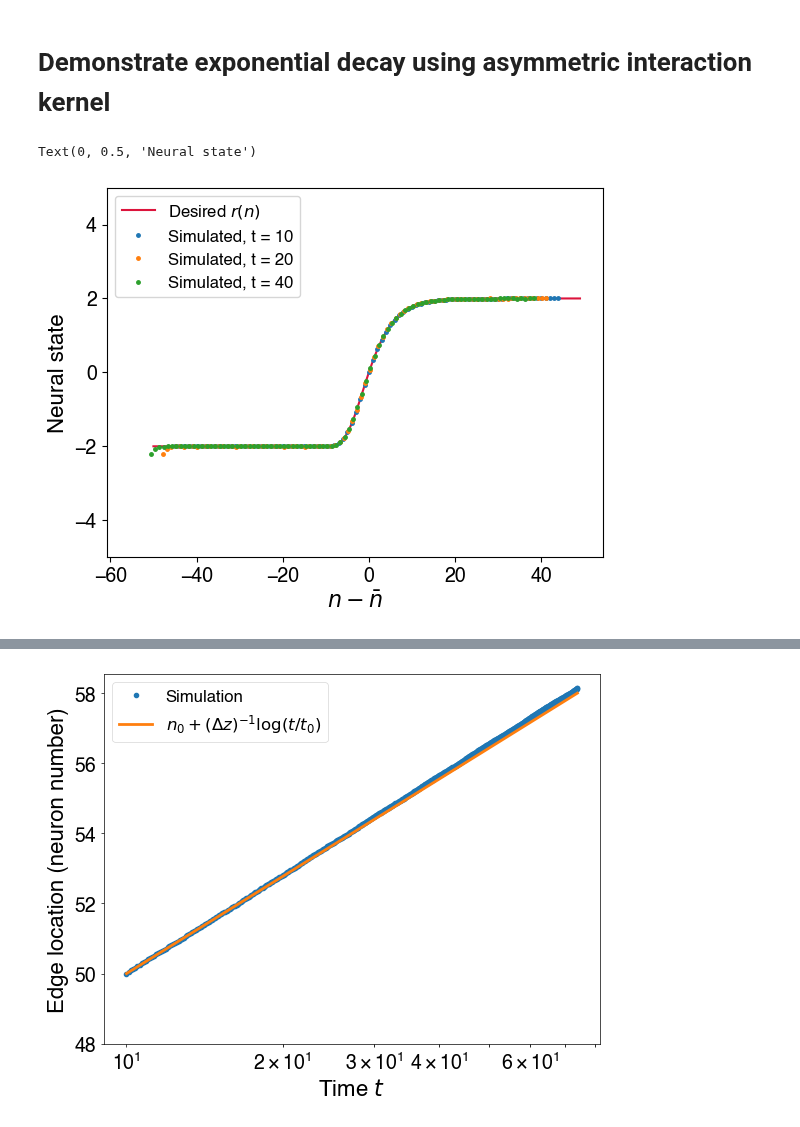
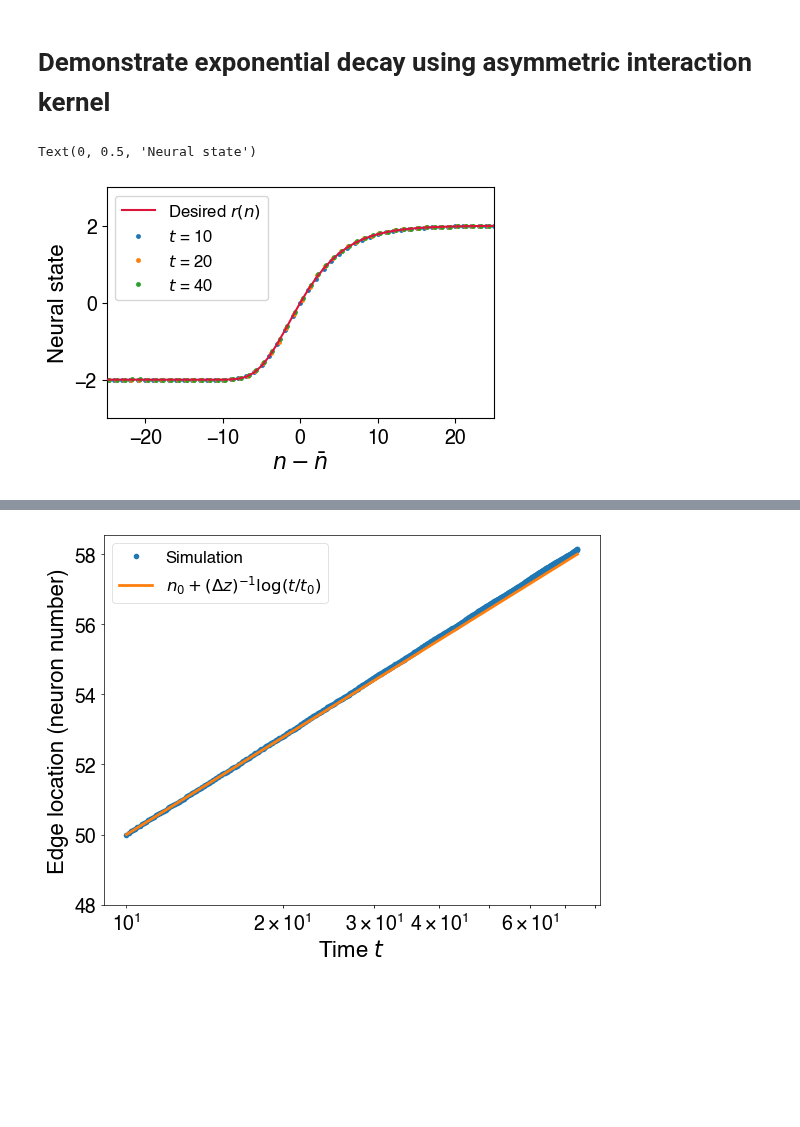
Before and after one commit to Collective-Logic-Lab/laplace-decisions, a Jupyter notebook: laplace-CAN-paper-figures.ipynb, the cells around one changed output, grey strips where cells are left out. Saved outputs shown, nothing was run; the diff lists cells and outputs as text; code cells hidden in the pictures; blank space fills up the shorter version.

```diff
--- a/laplace-CAN-paper-figures.ipynb
+++ b/laplace-CAN-paper-figures.ipynb
@@ -28,33 +29,35 @@ def edge_Jmat_with_shift(edge_shift,t_0,n_0,Npopulation,J):
     return J*interaction_matrix_from_kernel(kernel,Npopulation)
 # %%
-def edge_one_step_velocity(edge_Jmat,sigma_edge,t_0,n_0,Npopulation,J,delta_z,nonlinearity):
+def edge_one_step_velocity(edge_Jmat,sigma_edge,Npopulation,J,delta_z,nonlinearity):
     """
     Change in position of the edge after going once through the synaptic nonlinearity and given interaction matrix.
     """
-    edge_state = J*(2*desiredEdgeRates(np.arange(0,Npopulation),t_0,delta_z=delta_z,n_0=n_0)-1)
+    t_0 = 1 # this value shouldn't matter; just needs to be nonzero
+    n_0 = Npopulation/2 # this value shouldn't matter; just needs to be far from endpoints
+    edge_state = J*(2*desiredEdgeRates(np.arange(0,Npopulation),t_0,delta_z=delta_z,n_0=n_0,t_0=t_0)-1)
     edge_synaptic_out = nonlinearity(edge_state/sigma_edge)
     corresponding_steady_state = np.dot(edge_Jmat,edge_synaptic_out)
     steady_state_n_bar = np.sort(abs(find_edge_location(corresponding_steady_state)))[0]
     return steady_state_n_bar - n_0
 # %%
-def find_zero_velocity_edge_shift(sigma_edge,t_0,n_0,Npopulation,J,delta_z,nonlinearity):
+def find_zero_velocity_edge_shift(sigma_edge,Npopulation,J,delta_z,nonlinearity):
     """
     Find interaction matrix edge shift that gives zero velocity under the dynamics with given sigma_edge.
 
     Note: sigma_edge = 0 should correspond to zero velocity with edge shift = 0.
     """
-    vel_sq = lambda edge_shift: edge_one_step_velocity(edge_Jmat_with_shift(edge_shift,t_0,n_0,Npopulation,J),
-                                                       sigma_edge,t_0,n_0,Npopulation,J,delta_z,nonlinearity)**2
+    vel_sq = lambda edge_shift: edge_one_step_velocity(edge_Jmat_with_shift(edge_shift,Npopulation,J),
+                                                       sigma_edge,Npopulation,J,delta_z,nonlinearity)**2
     result = scipy.optimize.minimize_scalar(vel_sq) #,bracket=(-1,0,1))
     assert(result['fun'] < 1e-10) # make sure we were successful
     return result['x']
 # %%
-def zero_velocity_edge_Jmat(sigma_edge,t_0,n_0,Npopulation,J,delta_z,nonlinearity):
+def zero_velocity_edge_Jmat(sigma_edge,Npopulation,J,delta_z,nonlinearity):
     """
     Return edge_Jmat interaction matrix that gives zero velocity under the dynamics with given sigma_edge.
     """
-    edge_shift = find_zero_velocity_edge_shift(sigma_edge,t_0,n_0,Npopulation,J,delta_z,nonlinearity)
-    return edge_Jmat_with_shift(edge_shift,t_0,n_0,Npopulation,J)
+    edge_shift = find_zero_velocity_edge_shift(sigma_edge,Npopulation,J,delta_z,nonlinearity)
+    return edge_Jmat_with_shift(edge_shift,Npopulation,J)
 # %% [markdown]
 # Demonstrate exponential decay using asymmetric interaction kernel
 # %%
@@ -76,19 +78,18 @@ def desiredBumpRates(n,t,delta_z=delta_z,n_0=n_0_asymmetric):
 # set up 1-D line of units with nearest-neighbor interactions
 # and fixed boundary conditions implemented by large fields at the ends
 
-Npopulation = 100 #50 # number of units in each population
+Npopulation = 100 # number of units in each population
 # constant interaction strength between neighbors
 J = 2
 # constant interaction from edge neurons to corresponding bump neurons
 J_edge_bump = 1
 # strength of feedback from bump to edge neurons varies with n
 J_bump_edge_max = 10 # to avoid instability
-J_bump_edge_scale_factor = 0.65 # 0.65 fit by eye for sigma_edge=0.5
-J_bump_edge = [ -J_bump_edge_scale_factor*min(1./t_0_asymmetric*1./delta_z*np.exp(-delta_z*(n-n_0_asymmetric)),
+J_bump_edge_scale_factor_asymmetric = 0.65 # 0.65 fit by eye for sigma_edge=0.5
+J_bump_edge = [ -J_bump_edge_scale_factor_asymmetric*min(1./t_0_asymmetric*1./delta_z*np.exp(-delta_z*(n-n_0_asymmetric)),
                                               J_bump_edge_max) for n in range(Npopulation) ]
-nonlinearity = np.tanh
 # 2024/1/26 set sigma to 1 for all synapses except edge->edge
-sigma_edge = 0.25 #0.25 #0.5 #0.25 #0.75 #0.25 #0.5
+sigma_edge = 0.25 #0.5
 sigma_default = np.ones([Npopulation,Npopulation])
 sigma = np.block([[sigma_edge*sigma_default, sigma_default],
                   [           sigma_default, sigma_default]])
@@ -96,17 +97,13 @@ sigma = np.block([[sigma_edge*sigma_default, sigma_default],
 net_asymmetric = laplace_network(Npopulation,J,
                       J_edge_bump=J_edge_bump,
                       J_bump_edge=J_bump_edge,
-                      #kernel_width=kernel_width,
-                      nonlinearity=nonlinearity,
                       sigma=sigma)
 
-# 2024/1/23 try replacing edge interaction kernel to give the desired steady state given the
-# step-function nonlinearity
 # 2024/2/6 also add a shift to fix the bias coming from nonzero sigma
 
 net_asymmetric.edge_Jmat = zero_velocity_edge_Jmat(sigma_edge,
-                                                   t_0_asymmetric,
-                                                   n_0_asymmetric,
+                                                   #t_0_asymmetric,
+                                                   #n_0_asymmetric,
                                                    net_asymmetric.Npopulation,
                                                    net_asymmetric.J,
                                                    delta_z,
@@ -146,30 +142,32 @@ states_asymmetric = net_asymmetric.simulate_dynamics(edge_state,
 states_asymmetric.index = states_asymmetric.index + t_0_asymmetric
 # %%
 # compare simulated shape of edge to desired shape
+
+plt.figure(figsize=(5,3))
 
 nList = np.arange(0,net_asymmetric.Npopulation)
 desired_edge_shape = net_asymmetric.J*(2*desiredEdgeRates(nList,edge_t,delta_z=delta_z,n_0=n_0_asymmetric)-1)
 desired_edge_offset = find_edge_location(desired_edge_shape)[0]
 plt.plot(nList-desired_edge_offset,desired_edge_shape,
          label='Desired $r(n)$',
-         color='crimson')
+         color='crimson',
+         zorder=+10)
 
 for t in [t_0_asymmetric,
           t_0_asymmetric*2,
           t_0_asymmetric*4,
-          #t_0_asymmetric*6
          ]:
     edge_offset = np.sort(abs(find_edge_location(states_asymmetric.loc[t])))[0]
     plt.plot(nList - edge_offset,
              states_asymmetric.loc[t]['Neuron 0':'Neuron {}'.format(Npopulation-1)],
-                 '.',label="Simulated, t = {}".format(int(t)),lw=1,ms=5)
-plt.axis(ymin=-5,ymax=+5)
+                 '.',label="$t$ = {}".format(int(t)),lw=1,ms=5)
+plt.axis(xmin=-25,xmax=25,ymin=-3,ymax=+3)
 plt.legend()
 plt.xlabel('$n - \\bar n$')
 plt.ylabel('Neural state')
 # %% [output]
 Text(0, 0.5, 'Neural state')
-[figure, old version]
+[figure, new version]
 # %%
 lf.translation_simulation_plot(net_asymmetric,states_asymmetric,states_asymmetric,n_0_asymmetric,t_0_asymmetric)
 #plt.savefig('231117_self_sustained_edge_decaying_velocity.pdf')
```
Also changed, not shown: parts of 6 cells of this notebook, 1 other file.
